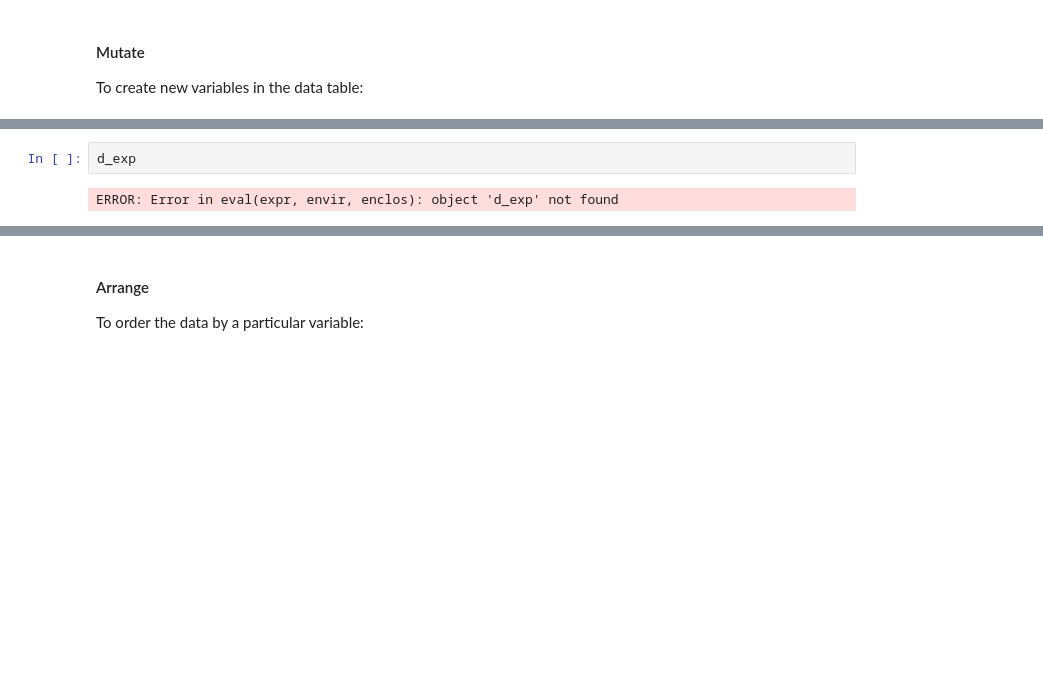
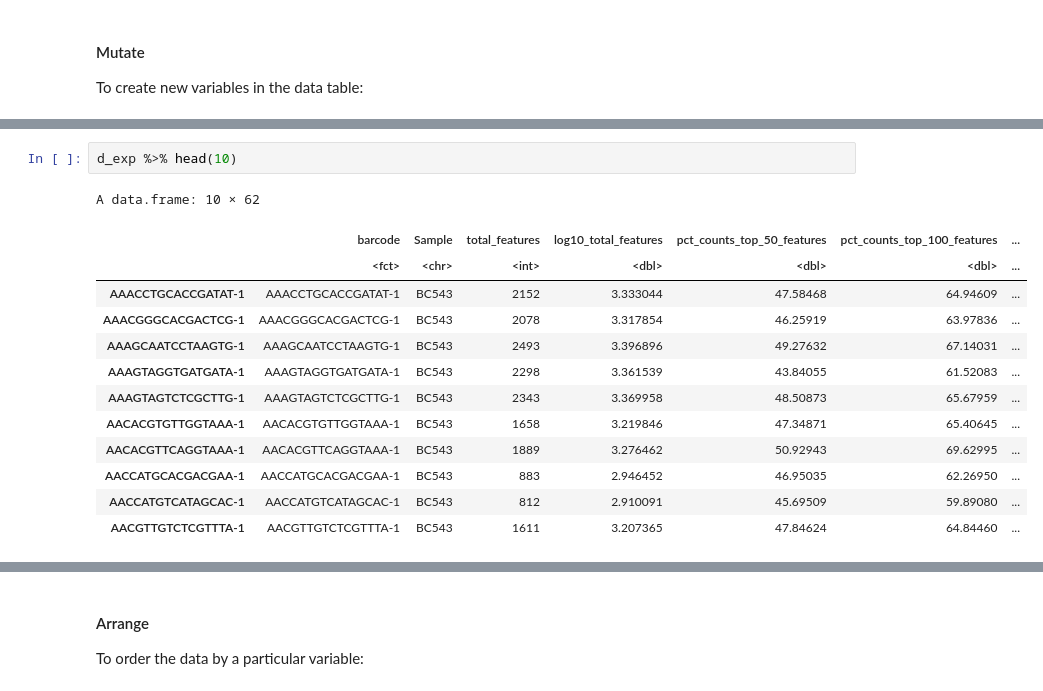
Before and after one commit to i3hsInnovation/rprogrammingbioinformatics, a Jupyter notebook: Introduction-to-Tidyverse.ipynb, the cells around one changed output, grey strips where cells are left out. Drawn from its saved outputs; the diff is of its cells as text; blank space fills up the shorter version.

```diff
--- a/Introduction-to-Tidyverse.ipynb
+++ b/Introduction-to-Tidyverse.ipynb
@@ -218,7 +277,19 @@ ERROR: Error in eval(expr, envir, enclos): object 'd' not found
 # %%
-d_exp
+d_exp %>% head(10)
 # %% [output]
-ERROR: Error in eval(expr, envir, enclos): object 'd_exp' not found
+A data.frame: 10 × 62
+|  | barcode | Sample | total_features | log10_total_features | pct_counts_top_50_features | pct_counts_top_100_features | ... |
+|  | <fct> | <chr> | <int> | <dbl> | <dbl> | <dbl> | ... |
+| AAACCTGCACCGATAT-1 | AAACCTGCACCGATAT-1 | BC543 | 2152 | 3.333044 | 47.58468 | 64.94609 | ... |
+| AAACGGGCACGACTCG-1 | AAACGGGCACGACTCG-1 | BC543 | 2078 | 3.317854 | 46.25919 | 63.97836 | ... |
+| AAAGCAATCCTAAGTG-1 | AAAGCAATCCTAAGTG-1 | BC543 | 2493 | 3.396896 | 49.27632 | 67.14031 | ... |
+| AAAGTAGGTGATGATA-1 | AAAGTAGGTGATGATA-1 | BC543 | 2298 | 3.361539 | 43.84055 | 61.52083 | ... |
+| AAAGTAGTCTCGCTTG-1 | AAAGTAGTCTCGCTTG-1 | BC543 | 2343 | 3.369958 | 48.50873 | 65.67959 | ... |
+| AACACGTGTTGGTAAA-1 | AACACGTGTTGGTAAA-1 | BC543 | 1658 | 3.219846 | 47.34871 | 65.40645 | ... |
+| AACACGTTCAGGTAAA-1 | AACACGTTCAGGTAAA-1 | BC543 | 1889 | 3.276462 | 50.92943 | 69.62995 | ... |
+| AACCATGCACGACGAA-1 | AACCATGCACGACGAA-1 | BC543 | 883 | 2.946452 | 46.95035 | 62.26950 | ... |
+| AACCATGTCATAGCAC-1 | AACCATGTCATAGCAC-1 | BC543 | 812 | 2.910091 | 45.69509 | 59.89080 | ... |
+| AACGTTGTCTCGTTTA-1 | AACGTTGTCTCGTTTA-1 | BC543 | 1611 | 3.207365 | 47.84624 | 64.84460 | ... |
 # %%
 d_exp %>%
   mutate(Klf4Diff = abs(KLF4 - RUNX1)) %>%
```
Also changed, not shown: parts of 33 cells of this notebook, 2 other files.
